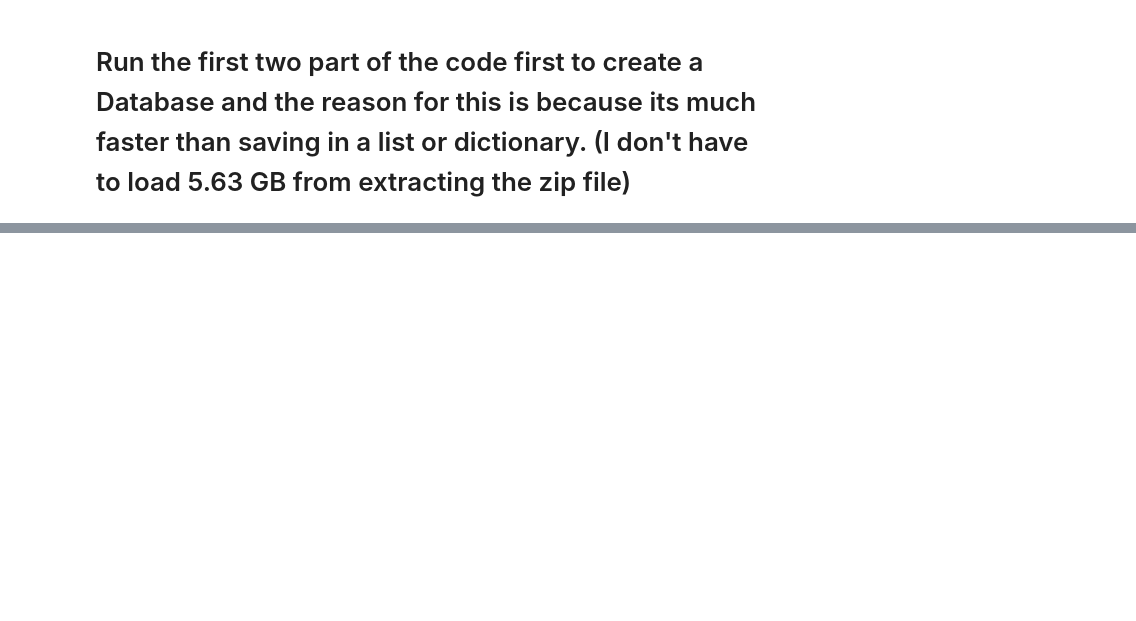
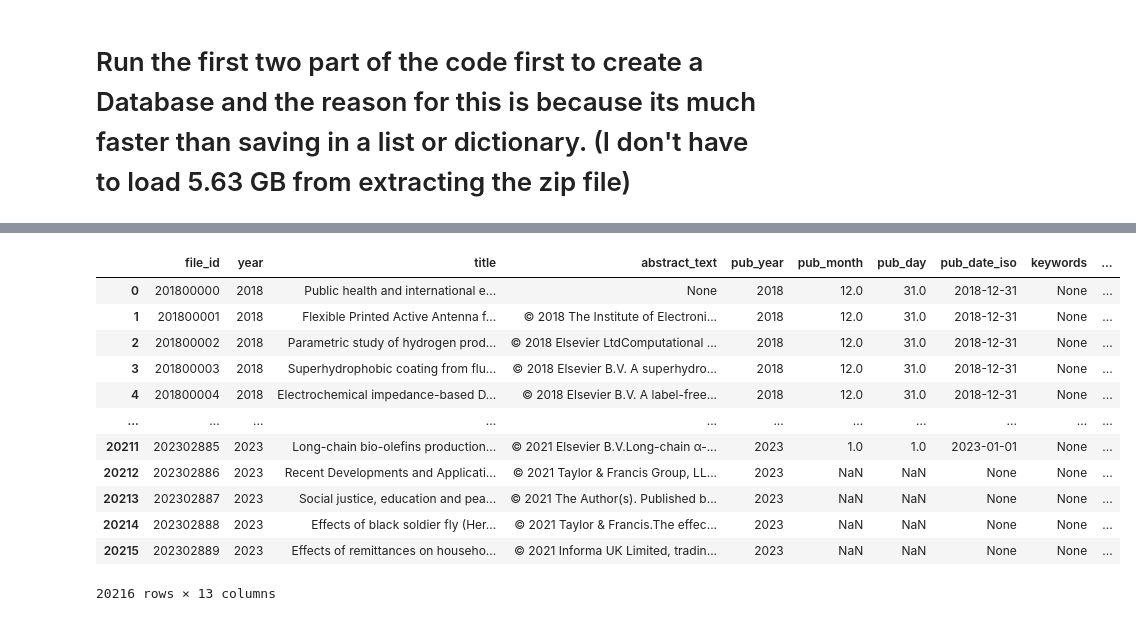
Before and after one commit to Wittapatch/Chula-Scopus-data, a Jupyter notebook: test.ipynb, the cells around one changed output, grey strips where cells are left out. Drawn from its saved outputs; the diff is of its cells as text; code cells hidden in the pictures; blank space fills up the shorter version.

```diff
--- a/test.ipynb
+++ b/test.ipynb
@@ -95,0 +98,31 @@ print(df_2018.head())
+# %%
+import os, sqlite3, json, zipfile, pandas as pd
+from datetime import datetime
+
+DB_PATH   = os.path.abspath("scopus.db")                 # <- single source of truth
+ZIP_PATH  = os.path.abspath("ScopusData2018-2023.zip")   # <- your zip
+ZIP_ROOT  = "ScopusData2018-2023"                        # folder name inside zip
+YEARS     = [2018, 2019, 2020, 2021, 2022, 2023]
+# %%
+# Create tables once
+with sqlite3.connect(DB_PATH) as conn:
+    conn.execute("PRAGMA journal_mode=WAL;")
+    conn.execute("""
+    CREATE TABLE IF NOT EXISTS papers_raw(
+        file_id   INTEGER PRIMARY KEY,
+        year      INTEGER,
+        raw_json  TEXT
+    )""")
+    conn.execute("""
+    CREATE TABLE IF NOT EXISTS papers_clean(
+        file_id INTEGER PRIMARY KEY,
+        year INTEGER,
+        title TEXT,
+        abstract_text TEXT,
+        pub_year INTEGER, pub_month INTEGER, pub_day INTEGER, pub_date_iso TEXT,
+        keywords TEXT,
+        classification_codes_json TEXT,
+        affiliations_top_json TEXT,
+        affiliations_groups_json TEXT,
+        references_json TEXT
+    )""")
@@ -95,0 +494,28 @@ print(df_2018.head())
+# %%
+import sqlite3
+
+df_all = pd.read_sql_query(
+    "SELECT * FROM papers_clean ORDER BY file_id",
+    conn
+)
+df_all
+# import json
+
+# row = df_all.iloc[0]
+# codes = json.loads(row["classification_codes_json"]) if row["classification_codes_json"] else []
+# codes
+# [c["code"] for c in codes if "code" in c]
+# %% [output]
+|  | file_id | year | title | abstract_text | pub_year | pub_month | pub_day | pub_date_iso | keywords | ... |
+| 0 | 201800000 | 2018 | Public health and international e... | None | 2018 | 12.0 | 31.0 | 2018-12-31 | None | ... |
+| 1 | 201800001 | 2018 | Flexible Printed Active Antenna f... | © 2018 The Institute of Electroni... | 2018 | 12.0 | 31.0 | 2018-12-31 | None | ... |
+| 2 | 201800002 | 2018 | Parametric study of hydrogen prod... | © 2018 Elsevier LtdComputational ... | 2018 | 12.0 | 31.0 | 2018-12-31 | None | ... |
+| 3 | 201800003 | 2018 | Superhydrophobic coating from flu... | © 2018 Elsevier B.V. A superhydro... | 2018 | 12.0 | 31.0 | 2018-12-31 | None | ... |
+| 4 | 201800004 | 2018 | Electrochemical impedance-based D... | © 2018 Elsevier B.V. A label-free... | 2018 | 12.0 | 31.0 | 2018-12-31 | None | ... |
+| ... | ... | ... | ... | ... | ... | ... | ... | ... | ... | ... |
+| 20211 | 202302885 | 2023 | Long-chain bio-olefins production... | © 2021 Elsevier B.V.Long-chain α-... | 2023 | 1.0 | 1.0 | 2023-01-01 | None | ... |
+| 20212 | 202302886 | 2023 | Recent Developments and Applicati... | © 2021 Taylor & Francis Group, LL... | 2023 | NaN | NaN | None | None | ... |
+| 20213 | 202302887 | 2023 | Social justice, education and pea... | © 2021 The Author(s). Published b... | 2023 | NaN | NaN | None | None | ... |
+| 20214 | 202302888 | 2023 | Effects of black soldier fly (Her... | © 2021 Taylor & Francis.The effec... | 2023 | NaN | NaN | None | None | ... |
+| 20215 | 202302889 | 2023 | Effects of remittances on househo... | © 2021 Informa UK Limited, tradin... | 2023 | NaN | NaN | None | None | ... |
+20216 rows × 13 columns
```
Also changed, not shown: parts of 12 cells of this notebook.
